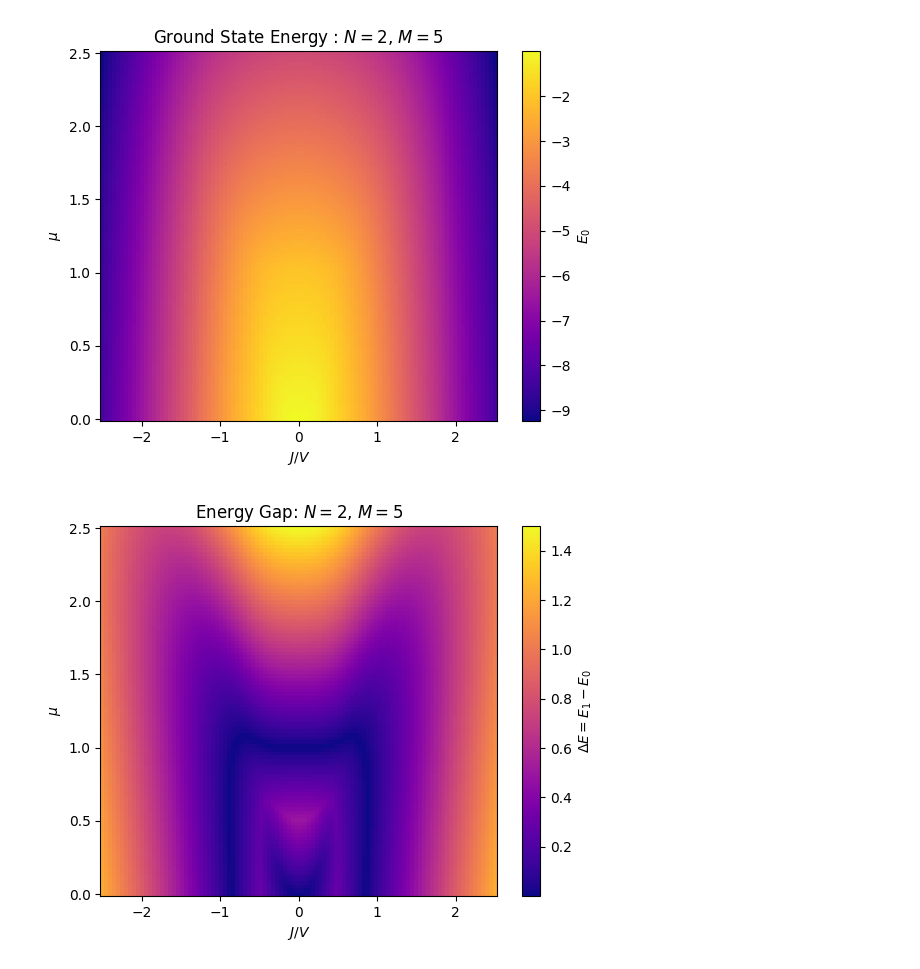
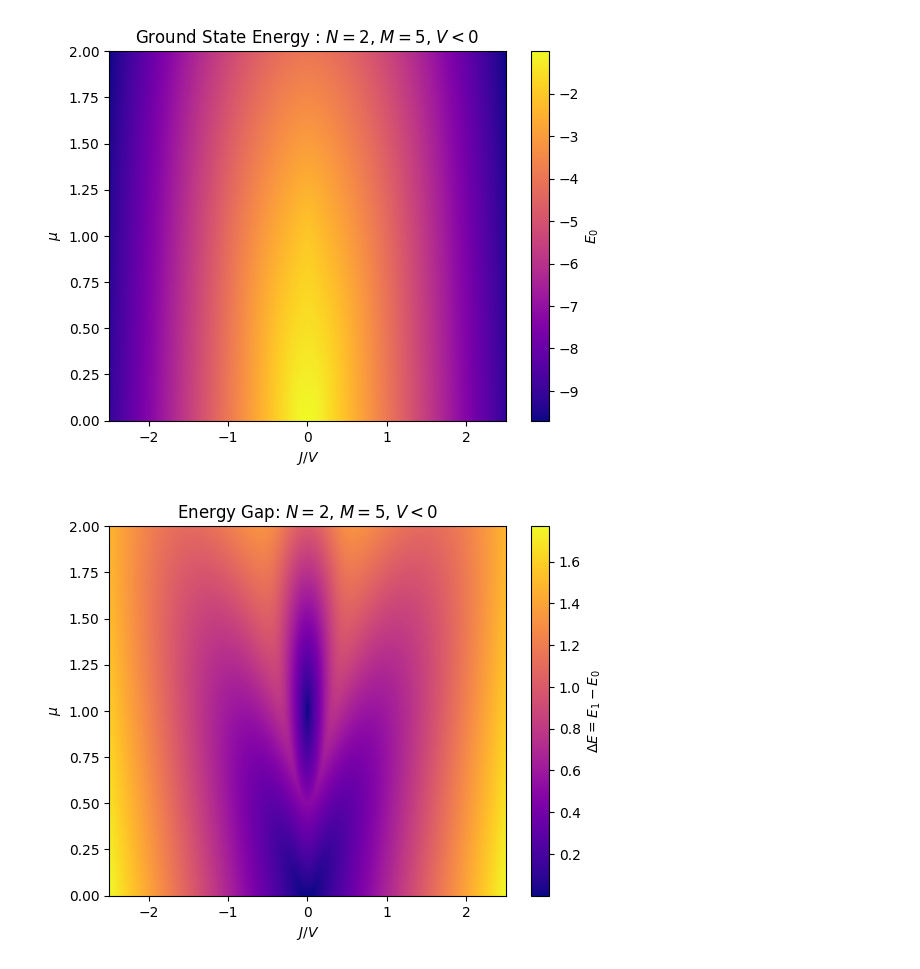
Before and after one commit to jwdesroches/synthetic_dimensions, a Jupyter notebook: adiabatic_evolution/energy_gap.ipynb, the cells around one changed output. Cells and saved outputs as stored; diff of their text form; code cells hidden in the pictures.

```diff
--- a/adiabatic_evolution/energy_gap.ipynb
+++ b/adiabatic_evolution/energy_gap.ipynb
@@ -12,15 +12,15 @@ import matplotlib.colors as mcolors
 import warnings
 warnings.filterwarnings("ignore")
 # %%
-V = 1
+V = -1
 N = 2
 M = 5
 
 min_J_V_ratio = -2.5
 max_J_V_ratio = 2.5
-max_mu_value = 2.5
+max_mu_value = 2
 
-resolution = 100
+resolution = 1000
 
 mu_values = np.linspace(0, max_mu_value, resolution)
 J_V_ratio_values = np.linspace(min_J_V_ratio, max_J_V_ratio, resolution)
@@ -63,25 +63,31 @@ plt.pcolormesh(J_V_ratio_grid, mu_grid, energy_grid, shading='auto', cmap='plasm
 
 plt.xlabel("$J/V$")
 plt.ylabel("$\mu$")
-plt.title(f"Ground State Energy : $N=${N}, $M=${M}")
+if V > 0:
+    plt.title(f"Ground State Energy : $N=${N}, $M=${M}, $V>0$")
+elif V < 0:
+    plt.title(f"Ground State Energy : $N=${N}, $M=${M}, $V<0$")
 plt.colorbar(label="$E_0$")
 
 plt.show()
 # %% [output]
-[figure, old version]
+[figure, new version]
 # %%
 plt.figure()
 
 plt.pcolormesh(J_V_ratio_grid, mu_grid, energy_gap_grid, shading='auto', cmap='plasma')
 
 plt.xlabel("$J/V$")
 plt.ylabel("$\mu$")
-plt.title(f"Energy Gap: $N=${N}, $M=${M}")
+if V > 0:
+    plt.title(f"Energy Gap: $N=${N}, $M=${M}, $V>0$")
+elif V < 0:
+    plt.title(f"Energy Gap: $N=${N}, $M=${M}, $V<0$")
 plt.colorbar(label="$\Delta E = E_1 - E_0$")
 
 plt.show()
 # %% [output]
-[figure, old version]
+[figure, new version]
 # %%
 plt.figure()
 
```
Also changed, not shown: parts of 10 cells of this notebook, 1 other file.
